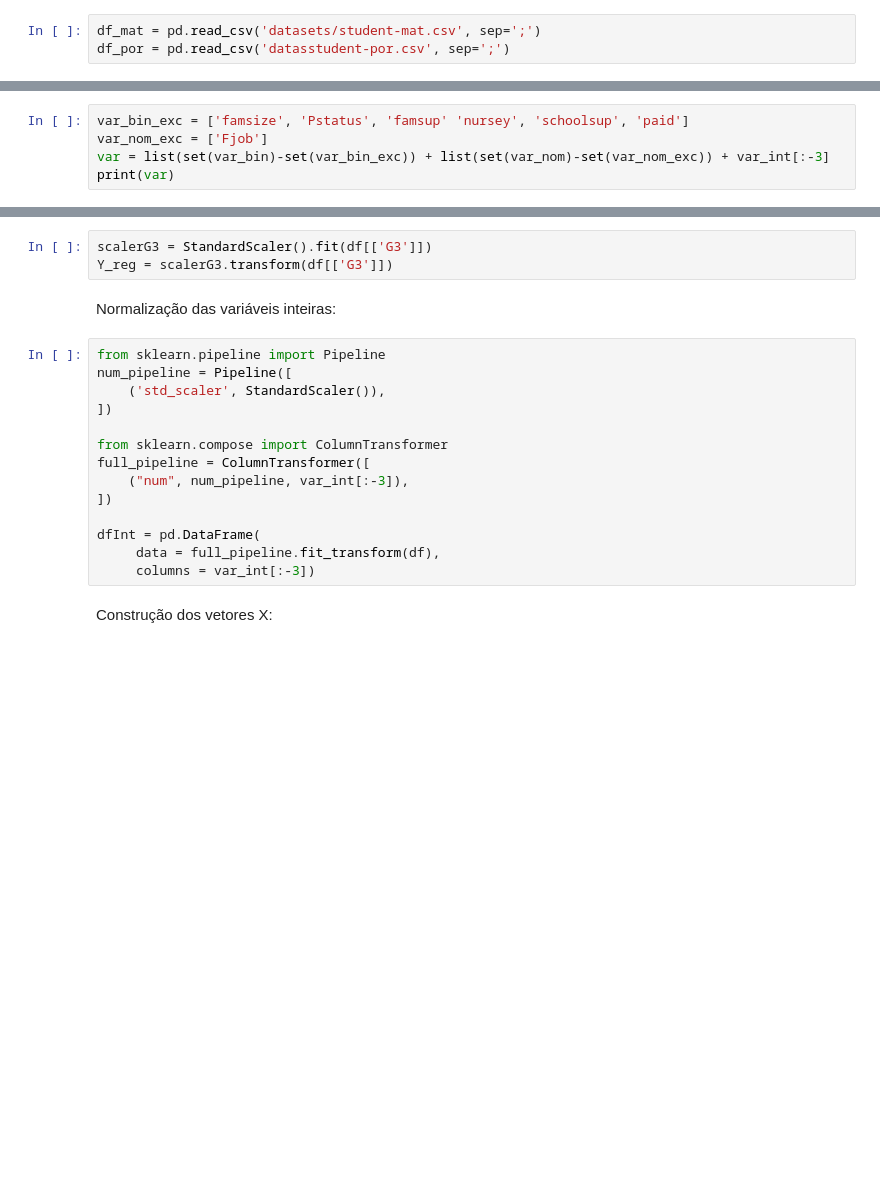
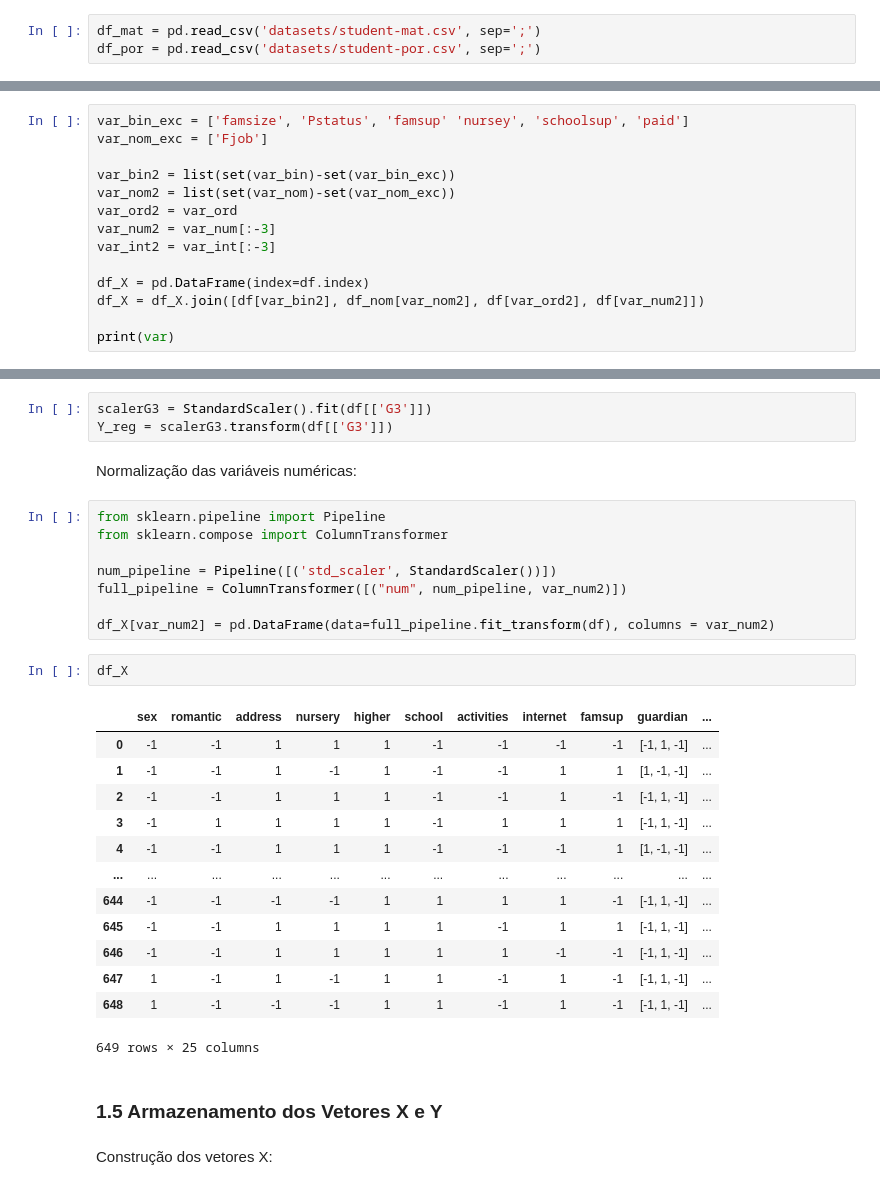
Before and after one commit to cleitonmoya/CPE721_Trabalho, a Jupyter notebook: pre_processamento.ipynb, the cells around one changed output, grey strips where cells are left out. Cells and saved outputs as stored; diff of their text form; blank space fills up the shorter version.

```diff
--- a/pre_processamento.ipynb
+++ b/pre_processamento.ipynb
@@ -19,7 +19,7 @@ from sklearn.preprocessing import StandardScaler
 ## 1. Pré-processamento
 # %%
 df_mat = pd.read_csv('datasets/student-mat.csv', sep=';')
-df_por = pd.read_csv('datasstudent-por.csv', sep=';')
+df_por = pd.read_csv('datasets/student-por.csv', sep=';')
 # %%
 df_por
 # %% [output]
@@ -625,6 +626,15 @@ Para o problmea de classificação, não iremos considerar as seguintes *feature
 # %%
 var_bin_exc = ['famsize', 'Pstatus', 'famsup' 'nursey', 'schoolsup', 'paid']
 var_nom_exc = ['Fjob']
-var = list(set(var_bin)-set(var_bin_exc)) + list(set(var_nom)-set(var_nom_exc)) + var_int[:-3]
+
+var_bin2 = list(set(var_bin)-set(var_bin_exc))
+var_nom2 = list(set(var_nom)-set(var_nom_exc))
+var_ord2 = var_ord
+var_num2 = var_num[:-3]
+var_int2 = var_int[:-3]
+
+df_X = pd.DataFrame(index=df.index)
+df_X = df_X.join([df[var_bin2], df_nom[var_nom2], df[var_ord2], df[var_num2]])
+
 print(var)
 # %% [output]
@@ -643,21 +653,33 @@ Normalização do vetor Y:
 scalerG3 = StandardScaler().fit(df[['G3']])
 Y_reg = scalerG3.transform(df[['G3']])
 # %% [markdown]
-Normalização das variáveis inteiras:
+Normalização das variáveis numéricas:
 # %%
 from sklearn.pipeline import Pipeline
-num_pipeline = Pipeline([
-    ('std_scaler', StandardScaler()),
-])
+from sklearn.compose import ColumnTransformer
 
-from sklearn.compose import ColumnTransformer
-full_pipeline = ColumnTransformer([
-    ("num", num_pipeline, var_int[:-3]),
-])
+num_pipeline = Pipeline([('std_scaler', StandardScaler())])
+full_pipeline = ColumnTransformer([("num", num_pipeline, var_num2)])
 
-dfInt = pd.DataFrame(
-     data = full_pipeline.fit_transform(df),
-     columns = var_int[:-3])
+df_X[var_num2] = pd.DataFrame(data=full_pipeline.fit_transform(df), columns = var_num2)
+# %%
+df_X
+# %% [output]
+|  | sex | romantic | address | nursery | higher | school | activities | internet | famsup | guardian | ... |
+| 0 | -1 | -1 | 1 | 1 | 1 | -1 | -1 | -1 | -1 | [-1, 1, -1] | ... |
+| 1 | -1 | -1 | 1 | -1 | 1 | -1 | -1 | 1 | 1 | [1, -1, -1] | ... |
+| 2 | -1 | -1 | 1 | 1 | 1 | -1 | -1 | 1 | -1 | [-1, 1, -1] | ... |
+| 3 | -1 | 1 | 1 | 1 | 1 | -1 | 1 | 1 | 1 | [-1, 1, -1] | ... |
+| 4 | -1 | -1 | 1 | 1 | 1 | -1 | -1 | -1 | 1 | [1, -1, -1] | ... |
+| ... | ... | ... | ... | ... | ... | ... | ... | ... | ... | ... | ... |
+| 644 | -1 | -1 | -1 | -1 | 1 | 1 | 1 | 1 | -1 | [-1, 1, -1] | ... |
+| 645 | -1 | -1 | 1 | 1 | 1 | 1 | -1 | 1 | 1 | [-1, 1, -1] | ... |
+| 646 | -1 | -1 | 1 | 1 | 1 | 1 | 1 | -1 | -1 | [-1, 1, -1] | ... |
+| 647 | 1 | -1 | 1 | -1 | 1 | 1 | -1 | 1 | -1 | [-1, 1, -1] | ... |
+| 648 | 1 | -1 | -1 | -1 | 1 | 1 | -1 | 1 | -1 | [-1, 1, -1] | ... |
+649 rows × 25 columns
+# %% [markdown]
+### 1.5 Armazenamento dos Vetores X e Y
 # %% [markdown]
 Construção dos vetores X:
 # %%
```
Also changed, not shown: parts of 6 cells of this notebook, 9 other files.
